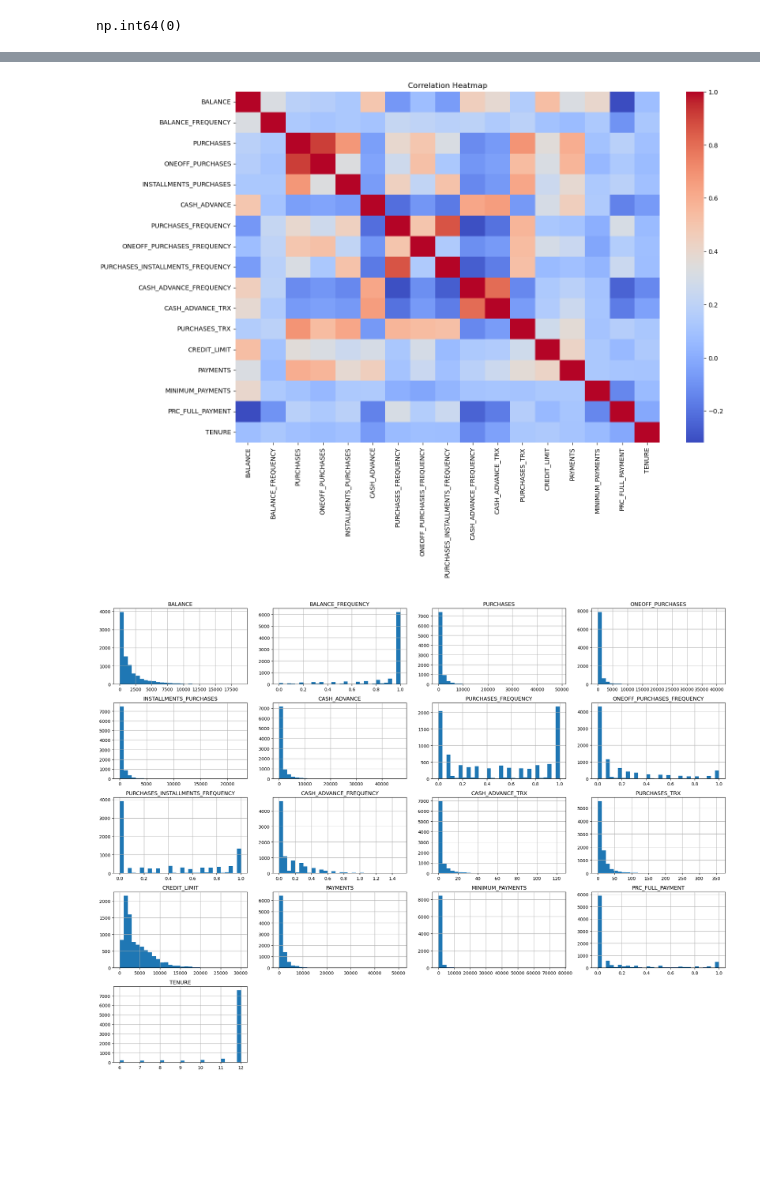
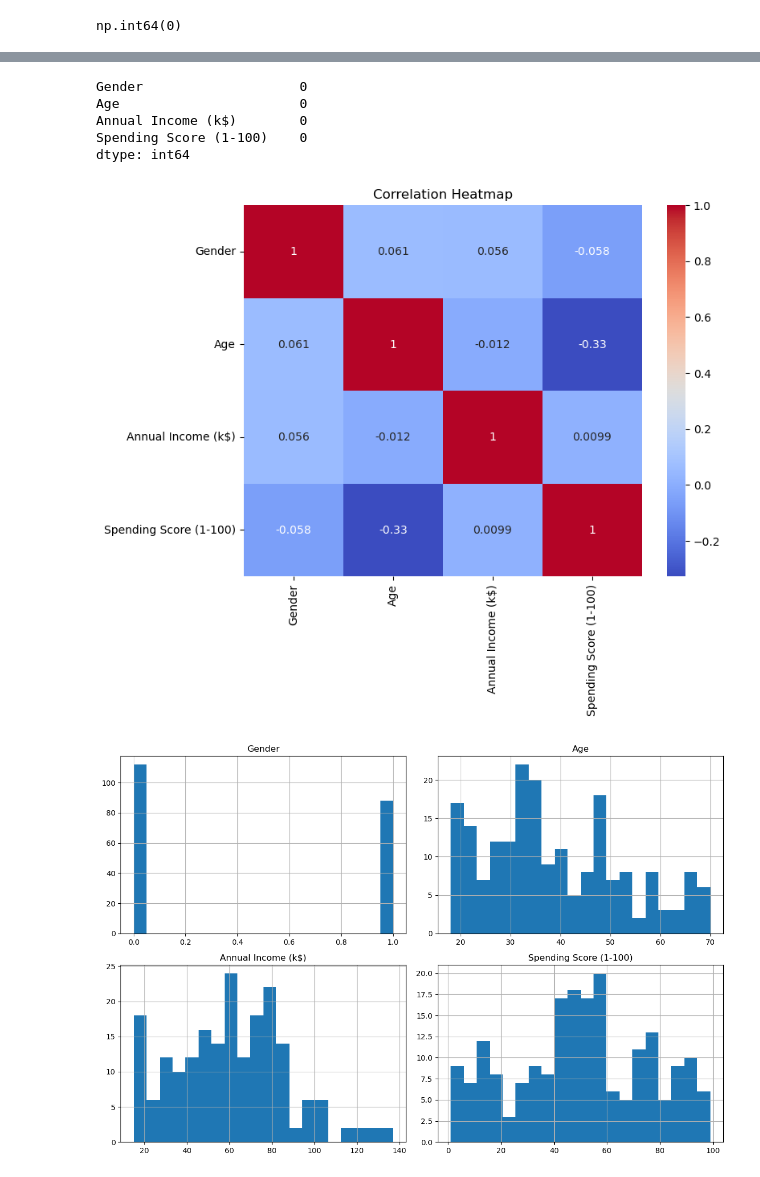
Before and after one commit to MAbhilash12/unsupervised_learning_algorithms, a Jupyter notebook: notebook/Untitled.ipynb, the cells around one changed output, grey strips where cells are left out. Saved outputs shown, nothing was run; the diff lists cells and outputs as text; code cells hidden in the pictures; blank space fills up the shorter version.

```diff
--- a/notebook/Untitled.ipynb
+++ b/notebook/Untitled.ipynb
@@ -66,7 +48 @@ TENURE                                0
 dtype: int64
-# %%
-df = df.drop(
-    columns=["CUST_ID"]
-)
-
-df.head()
@@ -80,7 +48,0 @@ df.head()
-# %%
-df.fillna(
-    df.median(numeric_only=True),
-    inplace=True
-)
-
-df.isnull().sum()
@@ -115,0 +59,6 @@ print(df.shape)
+# %%
+df = df.drop(
+    columns=["CustomerID"]
+)
+
+df.head()
@@ -115,0 +72,9 @@ print(df.shape)
+# %%
+df["Gender"] = df["Gender"].map(
+    {
+        "Male":1,
+        "Female":0
+    }
+)
+
+df.head()
@@ -134,24 +106,33 @@ Columns : 17
+# %%
+df.isnull().sum()
+# %% [output]
+Gender                    0
+Age                       0
+Annual Income (k$)        0
+Spending Score (1-100)    0
+dtype: int64
 # %%
-plt.figure(figsize=(15,10))
+plt.figure(figsize=(8,6))
 
 sns.heatmap(
     df.corr(),
+    annot=True,
     cmap="coolwarm"
 )
 
 plt.title("Correlation Heatmap")
 
 plt.show()
 # %% [output]
-[figure, old version]
+[figure, new version]
 # %%
 df.hist(
-    figsize=(20,15),
-    bins=30
+    figsize=(12,8),
+    bins=20
 )
 
 plt.tight_layout()
 
 plt.show()
 # %% [output]
-[figure, old version]
+[figure, new version]
```
Also changed, not shown: parts of 24 cells of this notebook, 8 other files.
